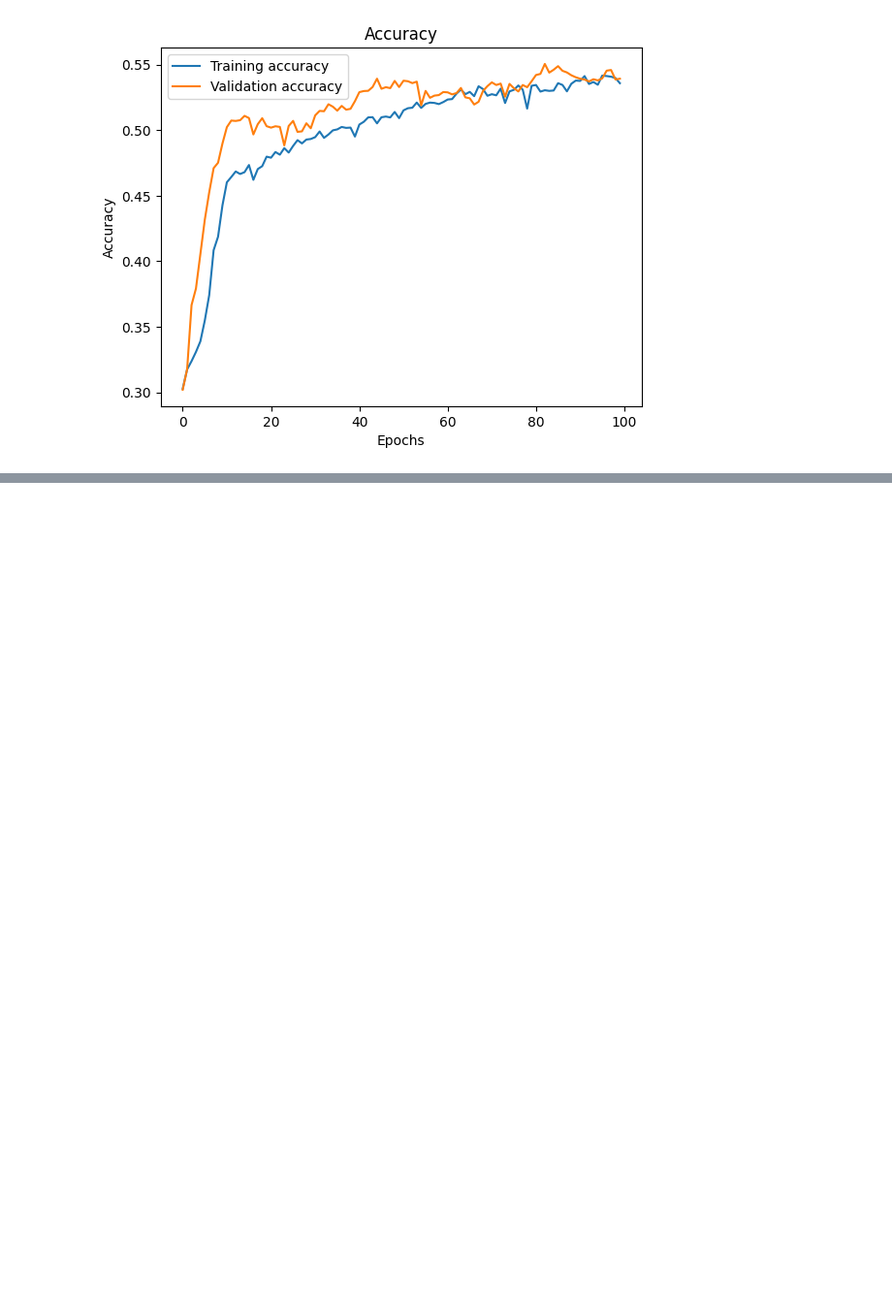
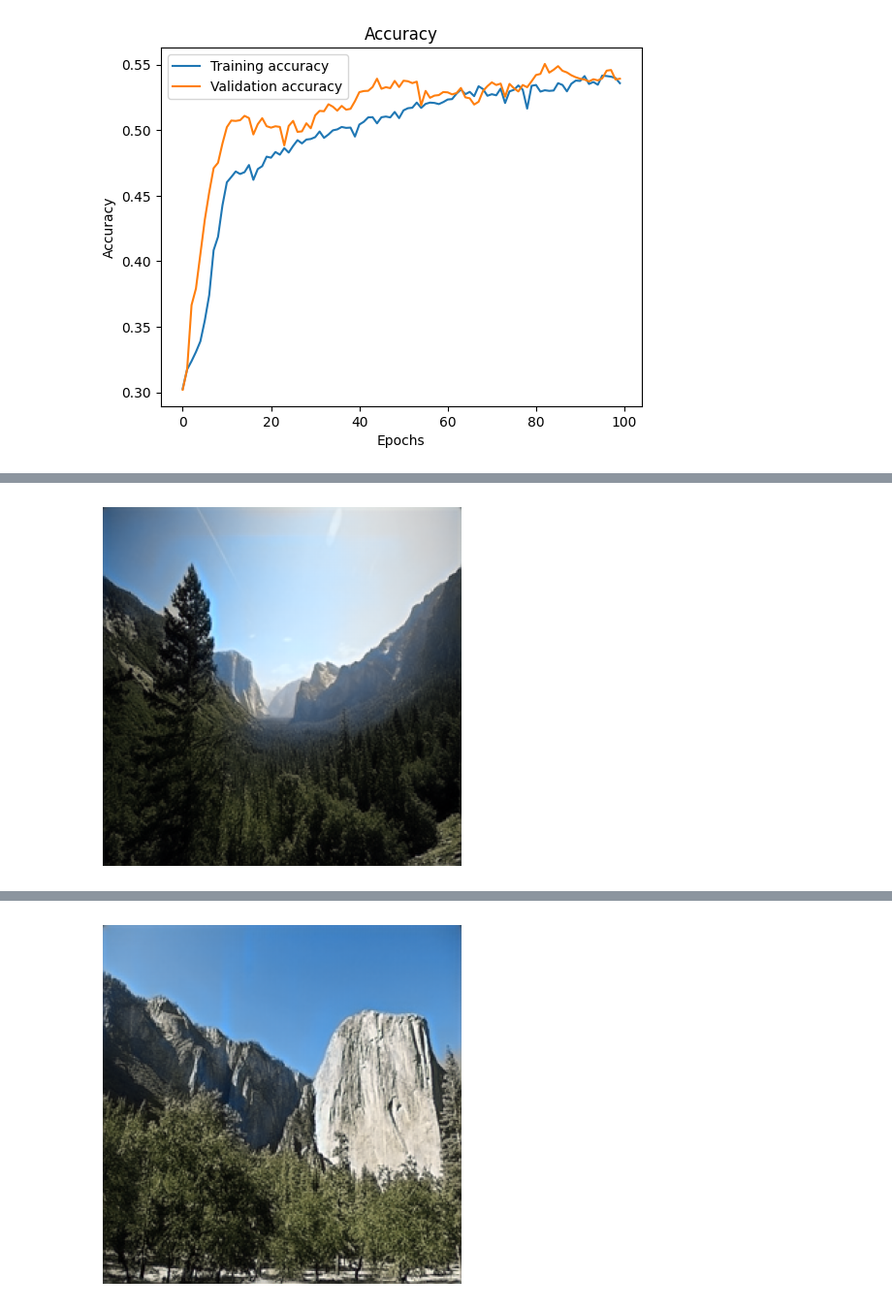
Before and after one commit to philBram/machine_learning_with_tensorflow_project, a Jupyter notebook: colorize_black_and_white_summer2winter_dataset.ipynb, the cells around one changed output, grey strips where cells are left out. Shown at 97% size. Drawn from its saved outputs; the diff is of its cells as text; code cells hidden in the pictures; blank space fills up the shorter version.

```diff
--- a/colorize_black_and_white_summer2winter_dataset.ipynb
+++ b/colorize_black_and_white_summer2winter_dataset.ipynb
@@ -275,17 +275,22 @@ model.compile(optimizer=tf.keras.optimizers.Adam(learning_rate),
               loss=tf.keras.losses.mean_squared_error,
               metrics=['accuracy'])
 # %%
-epochs = 100
+model_file = '/content/drive/MyDrive/model2.h5'
+history_file = '/content/drive/MyDrive/history2.pkl'
 
-steps_per_epoch = np.floor(len(os.listdir(train_data_dir)) / batch_size)
-validation_steps = np.floor(len(os.listdir(val_data_dir)) / batch_size)
+if os.path.exists(model_file) and os.path.exists(history_file);
+  model = tf.keras.models.load_model(model_file)
+else:
+  epochs = 100
+  steps_per_epoch = np.floor(len(os.listdir(train_data_dir)) / batch_size)
+  validation_steps = np.floor(len(os.listdir(val_data_dir)) / batch_size)
 
-history = model.fit(
-    train_generator,
-    steps_per_epoch=steps_per_epoch,
-    epochs=epochs,
-    validation_data=val_generator,
-    validation_steps=validation_steps)
+  history = model.fit(
+      train_generator,
+      steps_per_epoch=steps_per_epoch,
+      epochs=epochs,
+      validation_data=val_generator,
+      validation_steps=validation_steps)
 # %% [output]
 Epoch 1/100
 38/38 [==============================] - 320s 7s/step - loss: 0.0707 - accuracy: 0.3028 - val_loss: 0.0235 - val_accuracy: 0.3020
@@ -334,0 +338,8 @@ model.save('model.h5')
+# %%
+predicted_images = model.predict(val_input_generator)
+
+for i in predicted_images[:5]:
+    plt.imshow(i)
+    plt.axis('off')
+    plt.show()
+# %% [output]
@@ -334,0 +348 @@ model.save('model.h5')
+[figure, added]
@@ -334,0 +350 @@ model.save('model.h5')
+[figure, added]
```
Also changed, not shown: parts of 5 cells of this notebook.
